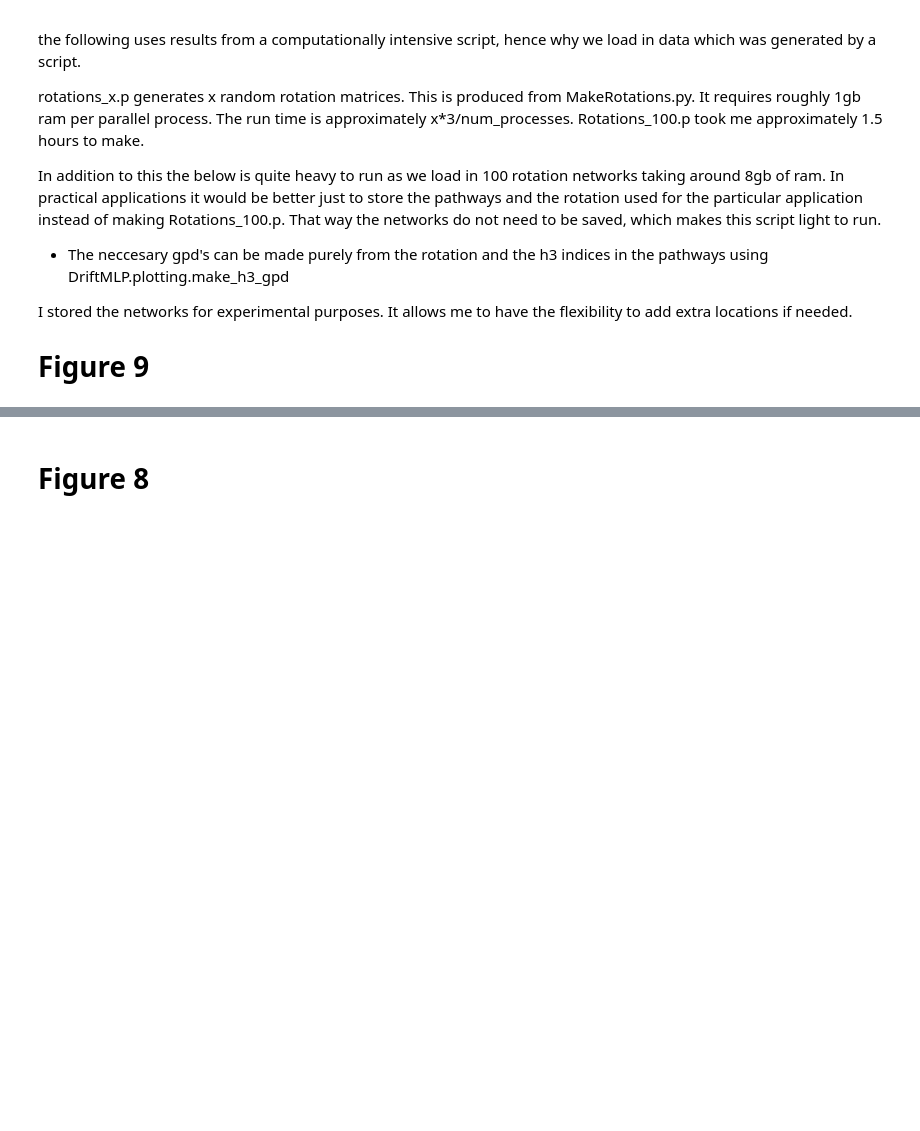
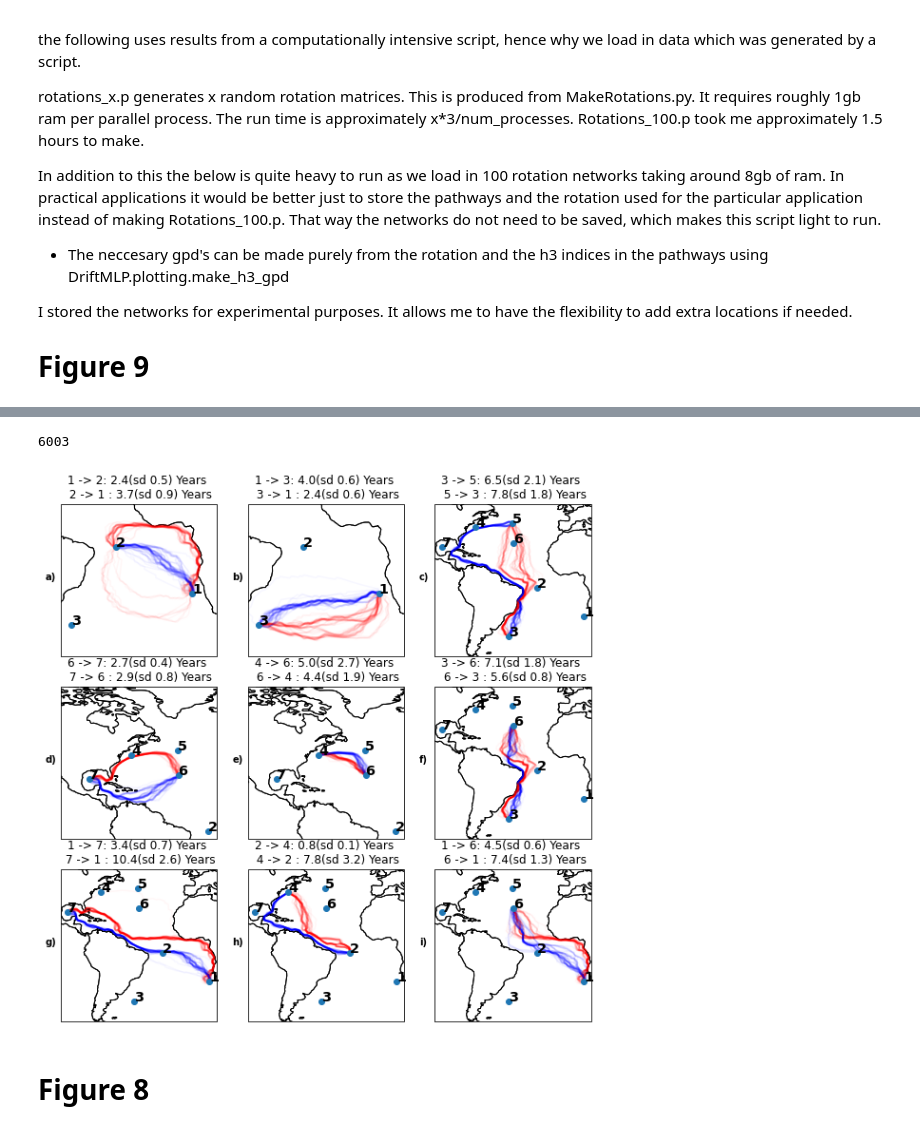
Before and after one commit to MikeOMa/MLTravelTimesFigures, a Jupyter notebook: FiguresForPaper.ipynb, the cells around one changed output, grey strips where cells are left out. Cells and saved outputs as stored; diff of their text form; code cells hidden in the pictures; blank space fills up the shorter version.

```diff
--- a/FiguresForPaper.ipynb
+++ b/FiguresForPaper.ipynb
@@ -274,16 +299,21 @@ I stored the networks for experimental purposes. It allows me to have the flexib
 # Figure 9
 # %%
 ### Loads in a list of 100 rotation networks
-nets = pickle.load(open('rotations_100.p', 'rb'))
+if 'nets' not in globals():
+    nets = pickle.load(open('rotations_100.p', 'rb'))
 origins = [stations.iloc[i].loc[['Longitude', 'Latitude']].to_list() for i in range(stations.shape[0])]
 plot_n=len(nets)
 from shapely.geometry import Point
+def get_all_h3id_l_paths(list_of_paths):
+    return [i for paths in list_of_paths for path in paths for i in path.h3id]
 def path_and_df(network, original_gpd):
-    indices = h3_sys.get_inds(origins, rot=network['rotation'])
+    network_sys = DriftMLP.drifter_indexing.discrete_system.h3_default(rot=network['rotation'])
+    indices = network_sys.return_inds(origins)
     paths = [DriftMLP.shortest_path.get_all_paths(network, src, indices) for src in  indices]
     ##We didn't store all the gpd dataframes originally as its' costly memorywise
+    list_of_h3= get_all_h3id_l_paths(paths)
     rot = network['rotation']
-    h3_df = DriftMLP.plotting.make_h3_gpd.network_to_multipolygon_df(network)
+    h3_df = DriftMLP.plotting.make_gpd.list_to_multipolygon_df(list_of_h3, discretizer=network_sys)
     return {'paths':paths, 'gpd':h3_df, 'rot':rot}
 
 #For each path, obta
@@ -311,7 +344,7 @@ from shapely.geometry import Point
 ## adds a line to axis, essentially a wrapper function.
 def plot_rotated_line(h3_gpd, h3_ids, ax, *args,**kwargs):
     h3_rot = h3_gpd.loc[h3_ids]
-    DriftMLP.plotting.h3_cartopy.plot_line(h3_rot, h3_ids,'rotated_centroid', ax=ax, fig_init=False, *args, **kwargs)
+    DriftMLP.plotting.h3_cartopy.plot_line(h3_rot, h3_ids,'centroid_col', ax=ax, fig_init=False, *args, **kwargs)
 
 ##Large figure
 fig = plt.figure(figsize = (10,10))
@@ -323,37 +356,40 @@ for i in range(min(len(ods),9)):
     from_st = ods[i][0]
     to_st = ods[i][1]
     for res_dict in res[:plot_n]:
         ##Plot the rotated lines both there and back
         plot_rotated_line(res_dict['gpd'],
                           res_dict['paths'][from_st][to_st].h3id,
                           ax,
-                          alpha=0.01, fl=False ,color='blue')
+                          alpha=0.03, fl=False ,color='blue')
         plot_rotated_line(res_dict['gpd'],
                           res_dict['paths'][to_st][from_st].h3id,
                           ax,
-                          alpha=0.01, fl=False ,color='red')
+                          alpha=0.03, fl=False ,color='red')
 
     ## add stations to the plot, and set it the right extent to match figure 5
-    DriftMLP.plotting.general.plot_stations(stations, ax=ax, names=list(range(1,8)))
+    DriftMLP.plotting.general.plot_stations(stations, ax=ax, names=list(range(1,8)), clip_on=True)
     ax.set_extent(exts[which_ext[i]])
 
     ## format the title.
     tt1 = mean_tts[ods[i][0], ods[i][1]]
     tt2 = mean_tts[ods[i][1], ods[i][0]]
     var1 = var_tts[from_st, to_st]
     var2 = var_tts[to_st, from_st]
     ax.set_title("{} -> {}: {}(sd {}) Years \n {} -> {} : {}(sd {}) Years".format(
         ods[i][0]+1, ods[i][1]+1, round(tt1/365,1), round(np.sqrt(var1)/365, 1),
         ods[i][1]+1, ods[i][0]+1, round(tt2/365,1), round(np.sqrt(var2)/365, 1)))
     plot_num = alphabet[i]
     ax.text(-0.1,0.5,"{})".format(plot_num),transform = ax.transAxes, fontweight='bold')
     ax.set_adjustable('datalim')
 
     ax.coastlines()
+#fig.tight_layout()
 #fig.savefig('Images/rotation_results.pdf', bbox_inches='tight')
 fig.savefig('Images/rotation_results.png', bbox_inches='tight')
-del res
 gc.collect()
+# %% [output]
+6003
+[figure, added]
 # %% [markdown]
 # Figure 8
 # %%
```
Also changed, not shown: parts of 17 cells of this notebook.
